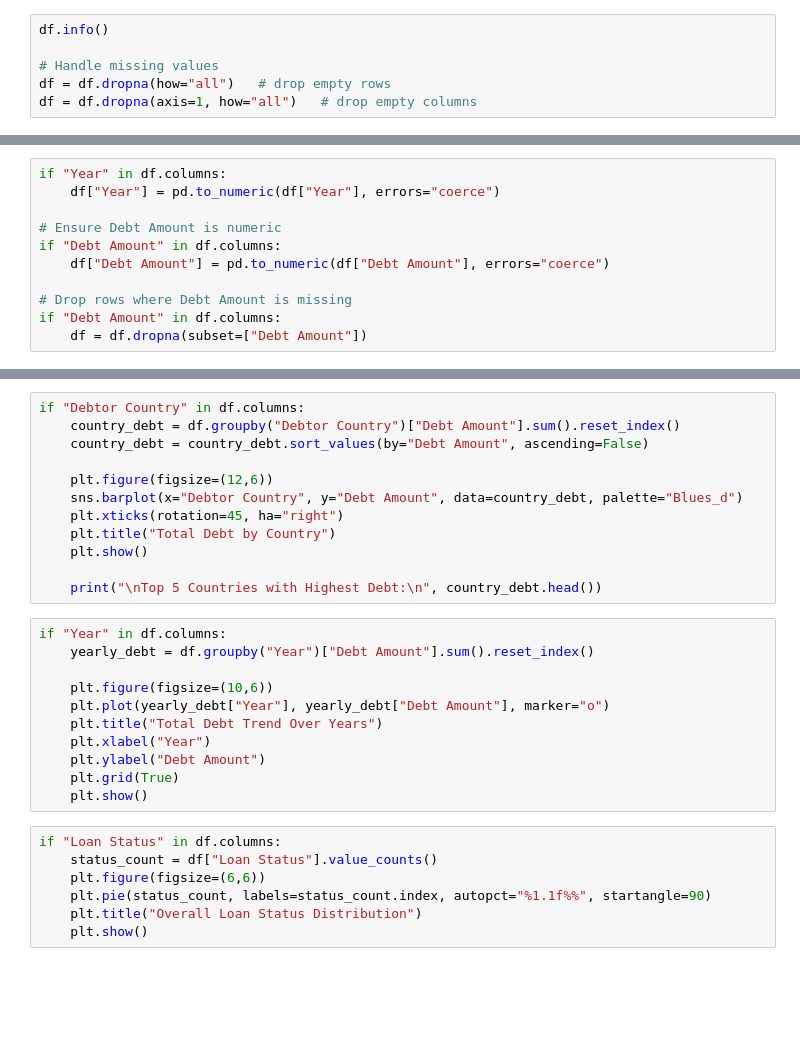
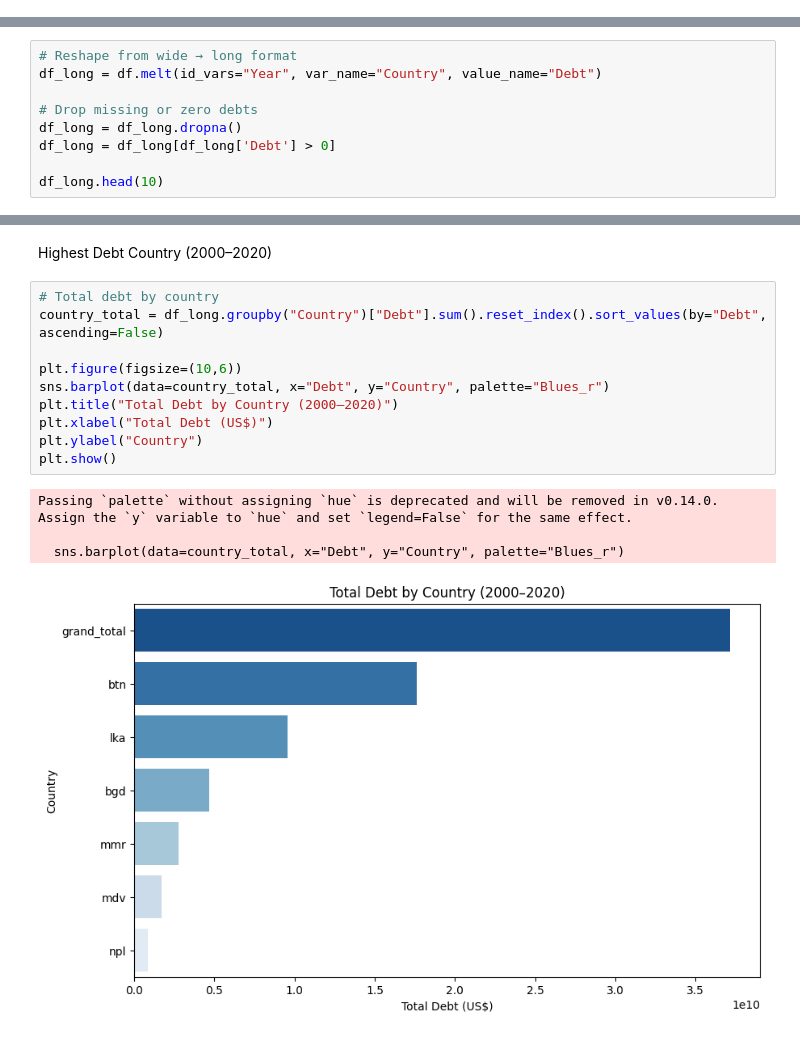
Before and after one commit to Codebyjanhvi/Bilateral-Debt, a Jupyter notebook: BilateralDebt_EDA.ipynb, the cells around one changed output, grey strips where cells are left out. Cells and saved outputs as stored; diff of their text form; blank space fills up the shorter version.

```diff
--- a/BilateralDebt_EDA.ipynb
+++ b/BilateralDebt_EDA.ipynb
@@ -76,6 +50,0 @@ dtype: int64
-# %%
-df.info()
-
-# Handle missing values
-df = df.dropna(how="all")   # drop empty rows
-df = df.dropna(axis=1, how="all")   # drop empty columns
@@ -100,11 +50,0 @@ Country with Highest Debt
-# %%
-if "Year" in df.columns:
-    df["Year"] = pd.to_numeric(df["Year"], errors="coerce")
-
-# Ensure Debt Amount is numeric
-if "Debt Amount" in df.columns:
-    df["Debt Amount"] = pd.to_numeric(df["Debt Amount"], errors="coerce")
-
-# Drop rows where Debt Amount is missing
-if "Debt Amount" in df.columns:
-    df = df.dropna(subset=["Debt Amount"])
@@ -110,0 +88,9 @@ if "Debt Amount" in df.columns:
+# %%
+# Reshape from wide → long format
+df_long = df.melt(id_vars="Year", var_name="Country", value_name="Debt")
+
+# Drop missing or zero debts
+df_long = df_long.dropna()
+df_long = df_long[df_long['Debt'] > 0]
+
+df_long.head(10)
@@ -111,30 +109,17 @@ if "Debt Amount" in df.columns:
+# %% [markdown]
+Highest Debt Country (2000–2020)
 # %%
-if "Debtor Country" in df.columns:
-    country_debt = df.groupby("Debtor Country")["Debt Amount"].sum().reset_index()
-    country_debt = country_debt.sort_values(by="Debt Amount", ascending=False)
+# Total debt by country
+country_total = df_long.groupby("Country")["Debt"].sum().reset_index().sort_values(by="Debt", ascending=False)
 
-    plt.figure(figsize=(12,6))
-    sns.barplot(x="Debtor Country", y="Debt Amount", data=country_debt, palette="Blues_d")
-    plt.xticks(rotation=45, ha="right")
-    plt.title("Total Debt by Country")
-    plt.show()
-
-    print("\nTop 5 Countries with Highest Debt:\n", country_debt.head())
+plt.figure(figsize=(10,6))
+sns.barplot(data=country_total, x="Debt", y="Country", palette="Blues_r")
+plt.title("Total Debt by Country (2000–2020)")
+plt.xlabel("Total Debt (US$)")
+plt.ylabel("Country")
+plt.show()
+# %% [output]
+Passing `palette` without assigning `hue` is deprecated and will be removed in v0.14.0. Assign the `y` variable to `hue` and set `legend=False` for the same effect.
+
+  sns.barplot(data=country_total, x="Debt", y="Country", palette="Blues_r")
+[figure, added]
-# %%
-if "Year" in df.columns:
-    yearly_debt = df.groupby("Year")["Debt Amount"].sum().reset_index()
-
-    plt.figure(figsize=(10,6))
-    plt.plot(yearly_debt["Year"], yearly_debt["Debt Amount"], marker="o")
-    plt.title("Total Debt Trend Over Years")
-    plt.xlabel("Year")
-    plt.ylabel("Debt Amount")
-    plt.grid(True)
-    plt.show()
-# %%
-if "Loan Status" in df.columns:
-    status_count = df["Loan Status"].value_counts()
-    plt.figure(figsize=(6,6))
-    plt.pie(status_count, labels=status_count.index, autopct="%1.1f%%", startangle=90)
-    plt.title("Overall Loan Status Distribution")
-    plt.show()
```
Also changed, not shown: parts of 15 cells of this notebook.
